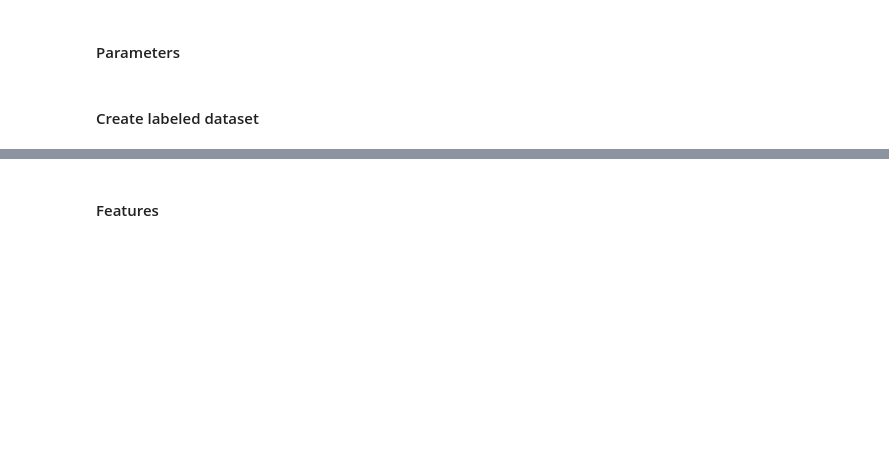
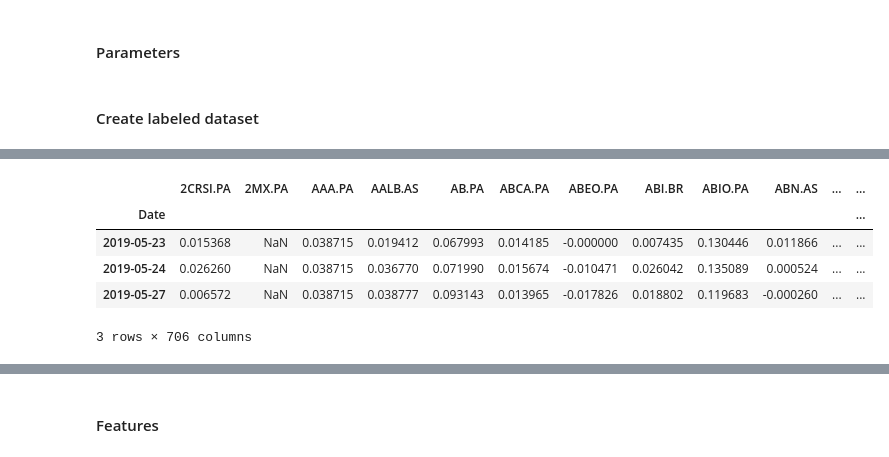
Before and after one commit to cdignam8304/euronext-stocks, a Jupyter notebook: notebooks/analysis.ipynb, the cells around one changed output, grey strips where cells are left out. Drawn from its saved outputs; the diff is of its cells as text; code cells hidden in the pictures; blank space fills up the shorter version.

```diff
--- a/notebooks/analysis.ipynb
+++ b/notebooks/analysis.ipynb
@@ -977,0 +1070,9 @@ df_nday_returns = -df_raw_prices.diff(-days_forward)/df_raw_prices
+# %%
+df_nday_log_returns.head(3)
+# %% [output]
+|  | 2CRSI.PA | 2MX.PA | AAA.PA | AALB.AS | AB.PA | ABCA.PA | ABEO.PA | ABI.BR | ABIO.PA | ABN.AS | ... | ... |
+| Date |  |  |  |  |  |  |  |  |  |  |  | ... |
+| 2019-05-23 | 0.015368 | NaN | 0.038715 | 0.019412 | 0.067993 | 0.014185 | -0.000000 | 0.007435 | 0.130446 | 0.011866 | ... | ... |
+| 2019-05-24 | 0.026260 | NaN | 0.038715 | 0.036770 | 0.071990 | 0.015674 | -0.010471 | 0.026042 | 0.135089 | 0.000524 | ... | ... |
+| 2019-05-27 | 0.006572 | NaN | 0.038715 | 0.038777 | 0.093143 | 0.013965 | -0.017826 | 0.018802 | 0.119683 | -0.000260 | ... | ... |
+3 rows × 706 columns
```
Also changed, not shown: parts of 108 cells of this notebook, 1 other file.
